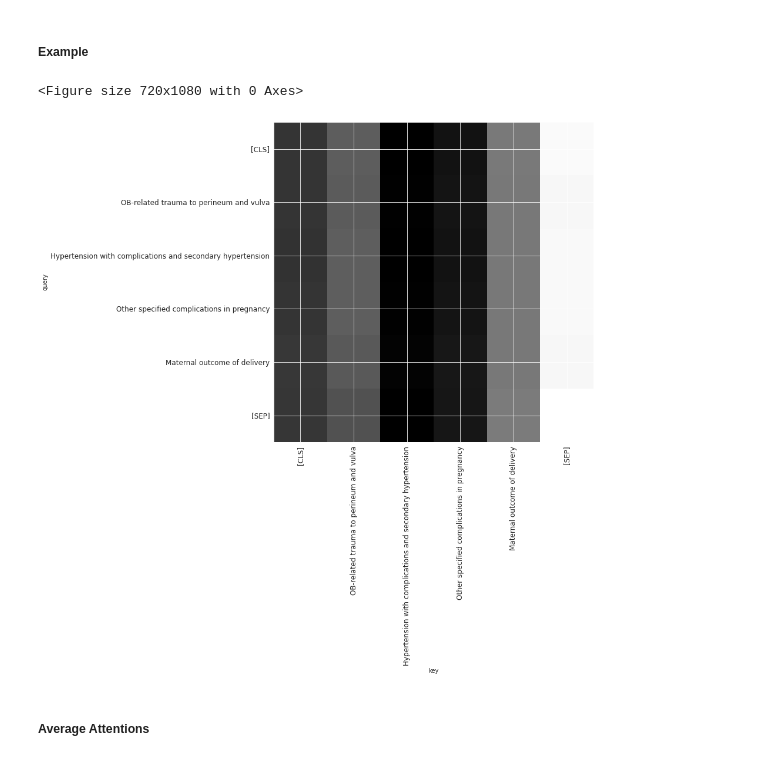
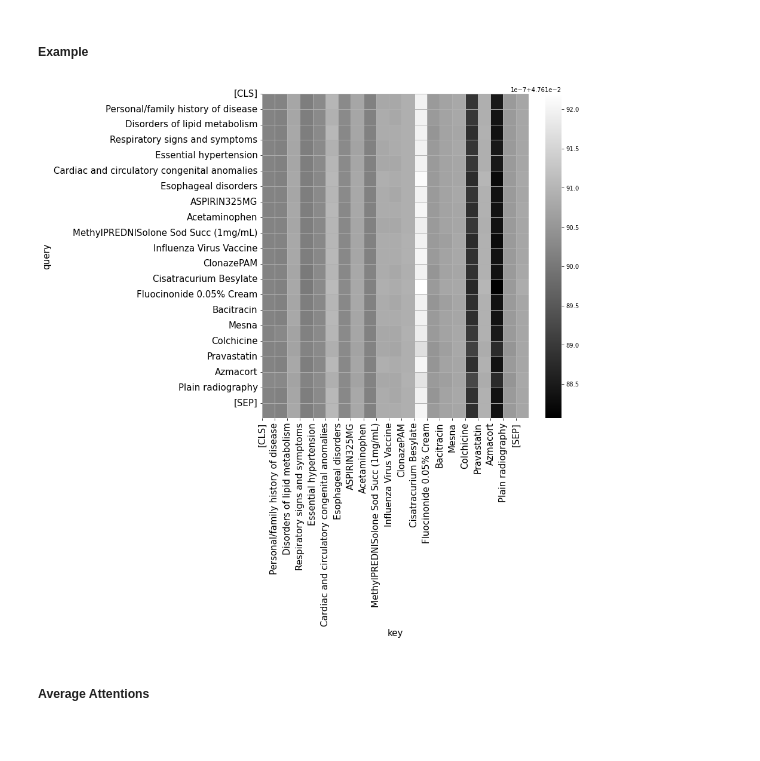
Before and after one commit to johagg17/Master-thesis, a Jupyter notebook: visualization/Hypertension.ipynb, the cells around one changed output. Cells and saved outputs as stored; diff of their text form; code cells hidden in the pictures.

```diff
--- a/visualization/Hypertension.ipynb
+++ b/visualization/Hypertension.ipynb
@@ -178,12 +210,11 @@ token_combs = {}
 with torch.no_grad():
     model.eval()
     for idx, batch in enumerate(hypertensionloader):
-        if idx == 5000:
+        if idx == 5:
             break
         age, gender, code, position, segment, mask, label, prior_guide, tokens = batch
         loss, preds, labels, attention_scores, sequence_outputs = model(code, age_ids=age, gender_ids=gender, seg_ids=segment, posi_ids=position, attention_mask=mask, labels=label, prior_guide=prior_guide)
         sentence = tokenizer.convert_ids_to_tokens(tokens.numpy().squeeze(), 'code')
-        #sentences.extend(sentence)
         seq_out = sequence_outputs[-1]
         lastattentionscores = attention_scores[-1]
 
@@ -366 +403,5 @@ mimicdiagcodes = dict(zip(mimicdiagcodes.CODE,mimicdiagcodes.DESCRIPTION))
+# %%
+mimicdiagcodesdict = dict(zip(mimicdiagcodes.CODE,mimicdiagcodes.DESCRIPTION))
+mimicmedsdict = dict(zip(mimicmeds.CODE,mimicmeds.DESCRIPTION))
+mimicprocdict = dict(zip(mimicprocs.CODE,mimicprocs.DESCRIPTION))
 # %%
@@ -368,7 +409,7 @@ mimichypercodes = mimicdiagcodes[mimicdiagcodes['DESCRIPTION'].str.contains('Hyp
 # %%
-all_dataMIMIC['diag_flatten'] = all_dataMIMIC['diagnos_code'].apply(lambda x: np.concatenate(x))
-all_dataMIMIC['hypercode'] = all_dataMIMIC['diag_flatten'].apply(lambda x: True if mimichypercodes in x else False)
-hypertensionpatientsMIMIC = all_dataMIMIC[(all_dataMIMIC['hypercode'] == True)]
+test['diag_flatten'] = test['diagnos_code'].apply(lambda x: np.concatenate(x))
+test['hypercode'] = test['diag_flatten'].apply(lambda x: True if [xx for xx in x if xx in mimichypercodes ] != [] else False)
+hypertensionpatientsMIMIC = test[(test['hypercode'] == True)]
 # %%
 folderpath = '../data/pytorch_datasets/' + dataset_name
 mimicdataset = EHRDataset(hypertensionpatientsMIMIC, max_len=train_params['max_len_seq'], run_type='Hypertension_MIMIC', save_folder=folderpath,feature_types=feature_types, conditional_files=condfiles, tokenizer=tokenizer)
@@ -379,7 +423,7 @@ Saving data
 # %%
 conf = BertConfig(model_config)
 model = BertForMaskedLM(conf)
-PATH = "../saved_models/MLM/BEHRT_MIMIC"
+PATH = "../saved_models/MLM/CondBEHRT_mimic"
 model = load_model(PATH, model)
 params = list(model.named_parameters())
 optim = adam(params, optim_param)
@@ -392,32 +436,59 @@ iterr = iter(mimicloader)
 # %%
 with torch.no_grad():
     model.eval()
     datapoint = next(iterr)
     age, gender, code, position, segment, mask, label, prior_guide, tokens = datapoint
 
     loss, preds, labels, attention_scores, sequence_outputs = model(code, age_ids=age, gender_ids=gender, seg_ids=segment, posi_ids=position, attention_mask=mask, labels=label, prior_guide=prior_guide)
     sentence = tokenizer.convert_ids_to_tokens(tokens.numpy().squeeze(), 'code')
     lastatt = attention_scores[-1]
     averagedlastatt = ((lastatt.sum(dim=1) / lastatt.shape[1])[0]).detach().numpy()
+    sentence_conv = []
+    vistn = 1
+    for s in sentence:
 
-sentence = [mimicdiagcodes[s] if s in mimicdiagcodes else s for s in sentence if s!='[PAD]']
-f, ax = plt.subplots(figsize = (10,15))
-map1 = lastatt[0][1].detach().numpy() #((layer.sum(dim=1) / layer.shape[1])[0]).detach().numpy()
-map1 = map1[:len(sentence), :len(sentence)]
+        if s == '[SEP]':
+            vistn+=1
+            sentence_conv.append(s)
+            continue
+        if vistn == 3:
+            break
+
+        if s == '[CLS]' or s == '[SEP]':
+            sentence_conv.append(s)
+            continue
+
+        if s =='[PAD]':
+            #sentence_conv.append(s)
+            continue
+
+        if s in mimicdiagcodesdict:
+            sentence_conv.append(mimicdiagcodesdict[s])
+
+        elif s in mimicprocdict:
+            sentence_conv.append(mimicprocdict[s])
+
+        elif int(s) in mimicmedsdict:
+            sentence_conv.append(mimicmedsdict[int(s)])
+        else:
+            sentence_conv.append(s)
+
+f, ax = plt.subplots(figsize = (10,10))
+map1 = averagedlastatt #lastatt[0][1].detach().numpy() #((layer.sum(dim=1) / layer.shape[1])[0]).detach().numpy()
+map1 = map1[:len(sentence_conv), :len(sentence_conv)]
 plt.clf()
-f=plt.figure(figsize=(10,10))
 ax = f.add_subplot(1,1,1)
-i=ax.imshow(map1,interpolation='nearest',cmap='gray')
-ax.set_yticks(range(len(sentence)))
-ax.set_yticklabels(sentence, fontsize=12)
-ax.set_xticks(range(len(sentence)))
-ax.set_xticklabels(sentence,rotation=90, fontsize=12)
-ax.set_xlabel('key', fontsize=10)
-ax.set_ylabel('query', fontsize=10)
-ax.grid(linewidth = 0.8)
+#i=ax.imshow(map1,interpolation='nearest',cmap='gray')
+sns.heatmap(map1, annot=False, linewidths=1, fmt="f", ax=ax, xticklabels = sentence_conv, yticklabels = sentence_conv, vmax=map1.max(), vmin=map1.min(), cmap='gray')
+ax.set_yticks(range(len(sentence_conv)))
+ax.set_yticklabels(sentence_conv, fontsize=15)
+ax.set_xticks(range(len(sentence_conv)))
+ax.set_xticklabels(sentence_conv,rotation=90, fontsize=15)
+ax.set_xlabel('key', fontsize=15)
+ax.set_ylabel('query', fontsize=15)
+ax.grid(linewidth = 1)
 # %% [output]
-<Figure size 720x1080 with 0 Axes>
-[figure, old version]
+[figure, new version]
 # %% [markdown]
 ##### Average Attentions
 # %%
```
Also changed, not shown: parts of 19 cells of this notebook, 18 other files.
